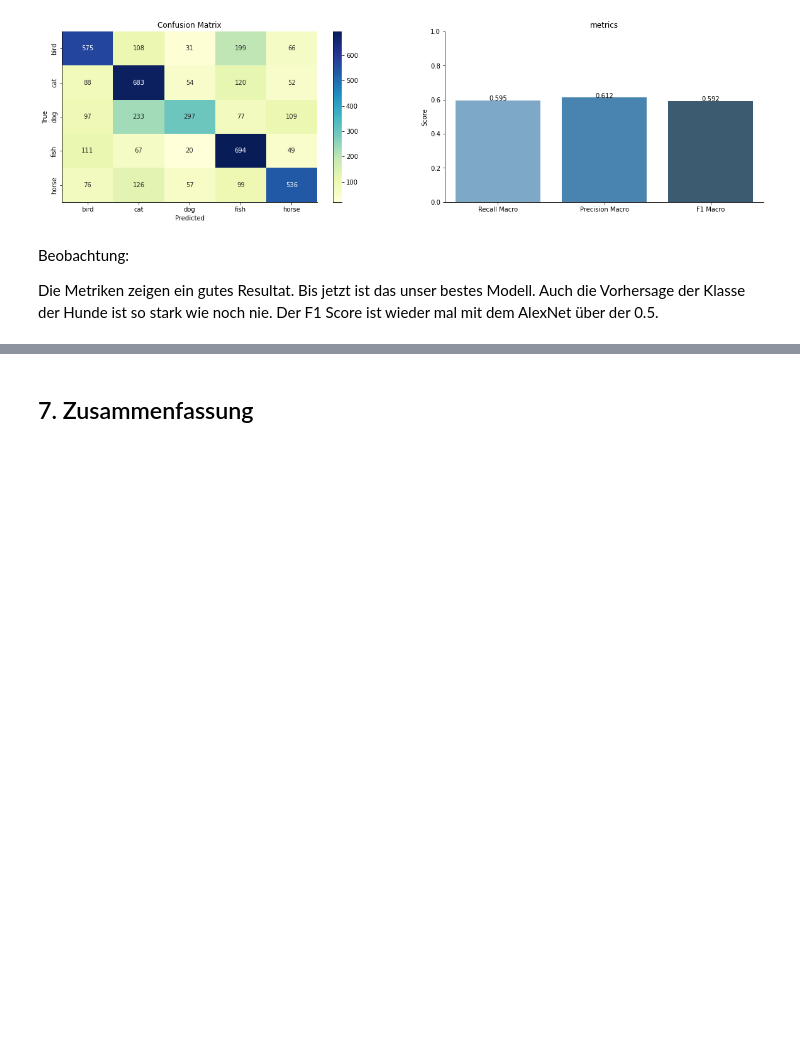
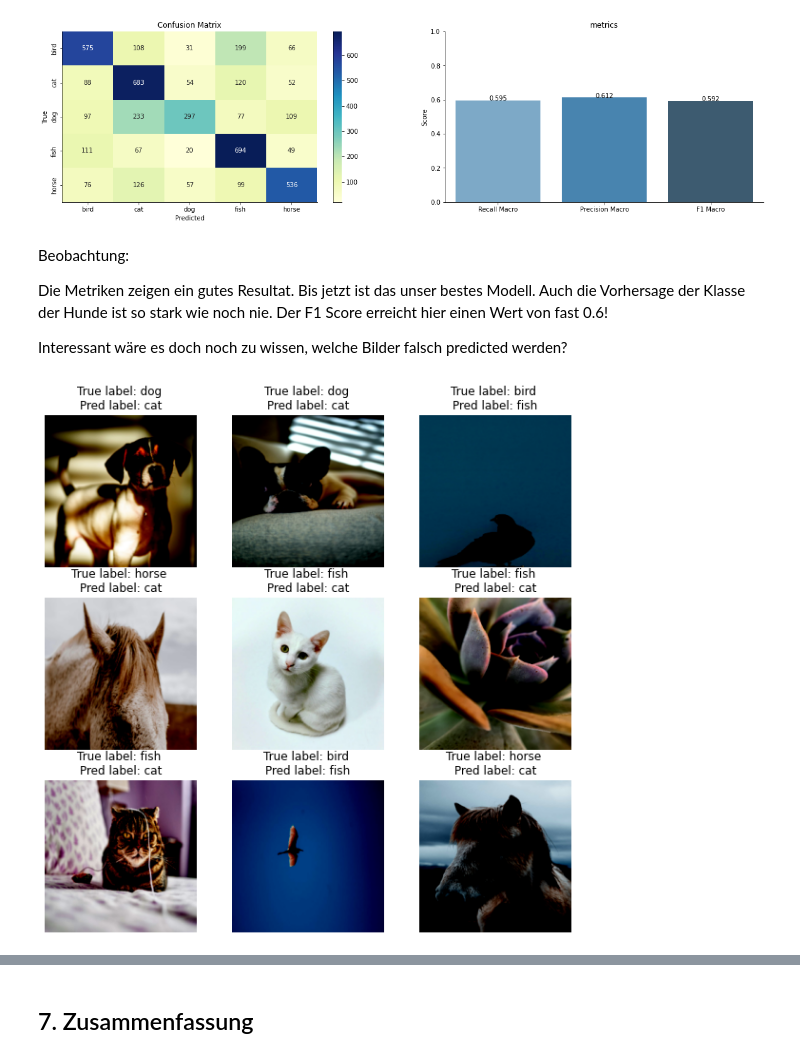
Before and after one commit to FiratSaritas/neural-network-for-image-classification, a Jupyter notebook: Mini-Challenge_1.ipynb, the cells around one changed output, grey strips where cells are left out. Saved outputs shown, nothing was run; the diff lists cells and outputs as text; code cells hidden in the pictures; blank space fills up the shorter version.

Commit message:
Plot mit den falschen pred hinzugefügt

```diff
--- a/Mini-Challenge_1.ipynb
+++ b/Mini-Challenge_1.ipynb
@@ -1558,4 +1558,31 @@ metric_evaluation(labels, pred_labels)
 # %% [markdown]
 Beobachtung:
 
-Die Metriken zeigen ein gutes Resultat. Bis jetzt ist das unser bestes Modell. Auch die Vorhersage der Klasse der Hunde ist so stark wie noch nie. Der F1 Score ist wieder mal mit dem AlexNet über der 0.5.
+Die Metriken zeigen ein gutes Resultat. Bis jetzt ist das unser bestes Modell. Auch die Vorhersage der Klasse der Hunde ist so stark wie noch nie. Der F1 Score erreicht hier einen Wert von fast 0.6!
+
+Interessant wäre es doch noch zu wissen, welche Bilder  falsch predicted werden?
+# %%
+corrects = torch.eq(labels, pred_labels)
+incorrect_examples = []
+
+for image, label, prob, correct in zip(images, labels, probs, corrects):
+    if not correct:
+        incorrect_examples.append((image, label, prob))
+
+incorrect_examples.sort(reverse = True, key = lambda x: torch.max(x[2], dim = 0).values)
+# %%
+def false_predicted(incorrect_examples):
+    fig = plt.figure(figsize = (10, 10))
+    for i in range(9):
+        ax = fig.add_subplot(3, 3, i+1)
+        image, true_label, probs = incorrect_examples[i]
+        true_prob = probs[true_label]
+        incorrect_prob, incorrect_label = torch.max(probs, dim = 0)
+        ax.imshow(np.clip(image.permute(1, 2, 0),0, 1))
+        ax.set_title('True label: {} \nPred label: {}'.format(classes[true_label],classes[incorrect_label]))
+        ax.axis('off')
+classes = ["bird","cat","dog","fish","horse"]
+# %%
+false_predicted(incorrect_examples)
+# %% [output]
+[figure, added]
```
Also changed, not shown: parts of 1 cell of this notebook.
